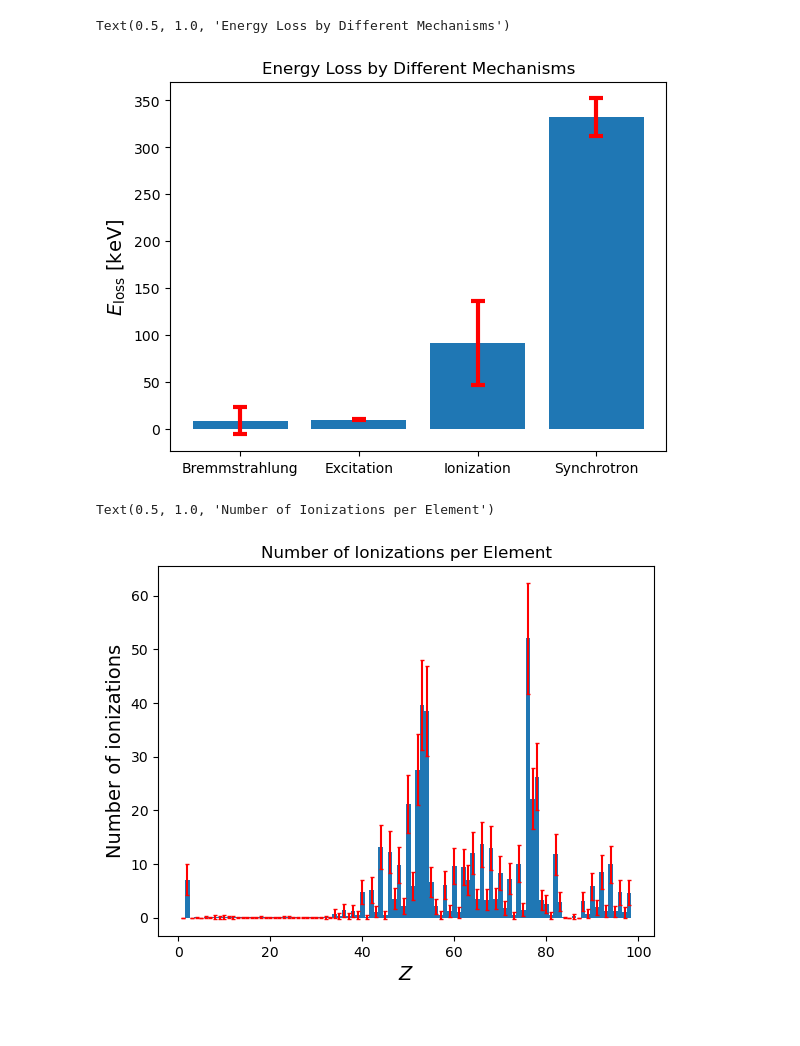
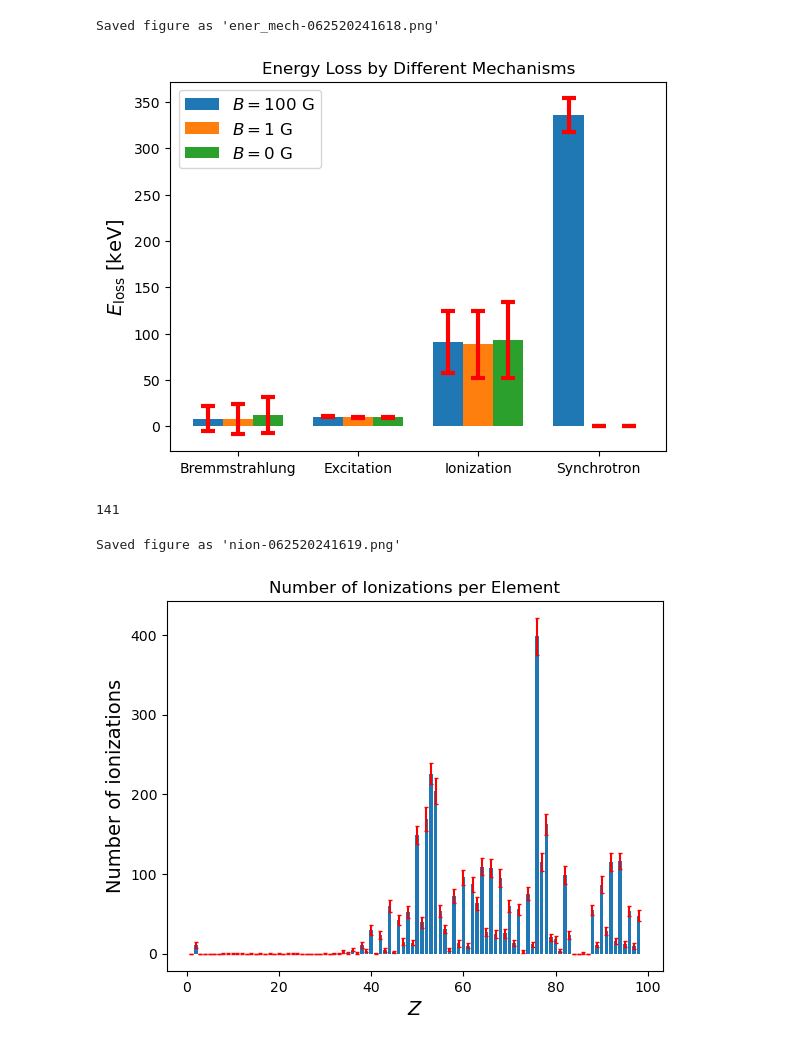
Before and after one commit to zandalman/thunderstorm, a Jupyter notebook: utils/pp.ipynb, the cells around one changed output. Drawn from its saved outputs; the diff is of its cells as text; code cells hidden in the pictures.

```diff
--- a/utils/pp.ipynb
+++ b/utils/pp.ipynb
@@ -11,2 +10,0 @@ SCAT, BREM, EXC, ION, BTURB = 0, 1, 2, 3, 4
-# %%
-id_list, data = read('../../scratch/strongB/data')
@@ -20,58 +11,58 @@ plot_traj(data[idx], var_c=data[idx].ener, unit_c=1e3, cbar_label=r'$E$ [${\rm k
+# %%
+sim_list = ['strongB', 'weakB', 'noB']
+label_list = [r'$B = 100~{\rm G}$', r'$B = 1~{\rm G}$', r'$B = 0~{\rm G}$']
+nsim = len(sim_list)
+
+data_list = []
+for sim_name in sim_list:
+    data_path = os.path.join('..', '..', 'scratch', sim_name, 'data')
+    _, data = ener_loss_mech(data_path, chunk_size=128, chunk_num=2**12)
+    data_list.append(data)
 # %%
 fig, ax = plt.subplots()
 
-npart = 0
-ener_loss_list = [[], [], [], []]
+width = 1/(nsim+1)
 
-for i, data_1part in enumerate(data):
+for i, data in enumerate(data_list):
 
-    if id_list[i] > 1000000: continue
+    ener_loss_avg = np.mean(data, axis=0)
+    ener_loss_std = np.std(data, axis=0)
 
-    for i, interaction in enumerate([BREM, EXC, ION]):
-        cond = data_1part.interaction==interaction
-        ener_loss_list[i].append(np.sum(data_1part.ener_loss[cond]))
-    ener_loss_list[-1].append(np.sum(data_1part.ener_loss_sync))
-    npart += 1
-ener_loss_list = np.array(ener_loss_list)
-
-ener_loss_list_avg = np.sum(ener_loss_list, axis=1) / npart
-ener_loss_list_std = np.sqrt(np.sum((ener_loss_list-ener_loss_list_avg[:,None])**2, axis=1) / npart)
-
-ax.bar(np.arange(4), ener_loss_list_avg/1e3)
-ax.errorbar(np.arange(4), ener_loss_list_avg/1e3, yerr=ener_loss_list_std/1e3, color='red', zorder=1, linestyle='', capsize=5, elinewidth=3, capthick=3)
+    offset = (i-1)*width
+    ax.bar(np.arange(4)+offset, ener_loss_avg/1e3, width=width, label=label_list[i])
+    ax.errorbar(np.arange(4)+offset, ener_loss_avg/1e3, yerr=ener_loss_std/1e3, color='red', zorder=1, linestyle='', capsize=5, elinewidth=3, capthick=3)
 
 ax.set_xticks([0, 1, 2, 3])
 ax.set_xticklabels(['Bremmstrahlung', 'Excitation', 'Ionization', 'Synchrotron'])
+ax.set_ylabel(r'$E_{\rm loss}$ [${\rm keV}$]', fontsize=14)
+ax.set_title('Energy Loss by Different Mechanisms')
+ax.legend(fontsize=12)
 
-plt.ylabel(r'$E_{\rm loss}$ [${\rm keV}$]', fontsize=14)
-plt.title('Energy Loss by Different Mechanisms')
+save_fig('ener_mech')
 # %% [output]
-Text(0.5, 1.0, 'Energy Loss by Different Mechanisms')
+Saved figure as 'ener_mech-062520241618.png'
-[figure, old version]
+[figure, new version]
+# %%
+Zelem_bins = np.arange(0.5, 99.5)
+Zelem = (Zelem_bins[1:] + Zelem_bins[:-1]) / 2
+id_list, data = num_ion('../../scratch/strongB/data', chunk_size=128, chunk_num=2**12, Zelem_bins=Zelem_bins)
+print(id_list.size)
+# %% [output]
+141
 # %%
 fig, ax = plt.subplots()
 
-Zelem_bins = np.arange(0.5, 99.5)
-Zelem = (Zelem_bins[1:] + Zelem_bins[:-1]) / 2
+nion_avg = np.mean(data, axis=0)
+nion_std = np.std(data, axis=0)
 
-npart = 0
-nion_list = []
-
-for data_1part in data:
-    nion_1part, _ = np.histogram(data_1part.Zelem[data_1part.interaction==ION], bins=Zelem_bins)
-    nion_list.append(nion_1part)
-    npart += 1
-nion_list = np.array(nion_list)
-
-nion_avg = np.sum(nion_list, axis=0) / npart
-nion_std = np.sqrt(np.sum((nion_list-nion_avg)**2, axis=0) / npart)
-
-ax.bar(Zelem, nion_avg, width=1)
+ax.bar(Zelem, nion_avg, width=0.75)
 ax.errorbar(Zelem, nion_avg, yerr=nion_std, color='red', zorder=1, linestyle='', capsize=1.5)
 
 ax.set_xlabel(r'$Z$', fontsize=14)
 ax.set_ylabel(r'Number of ionizations', fontsize=14)
 ax.set_title('Number of Ionizations per Element')
+
+save_fig('nion')
 # %% [output]
-Text(0.5, 1.0, 'Number of Ionizations per Element')
+Saved figure as 'nion-062520241619.png'
-[figure, old version]
+[figure, new version]
```
Also changed, not shown: parts of 10 cells of this notebook, 2 other files.
